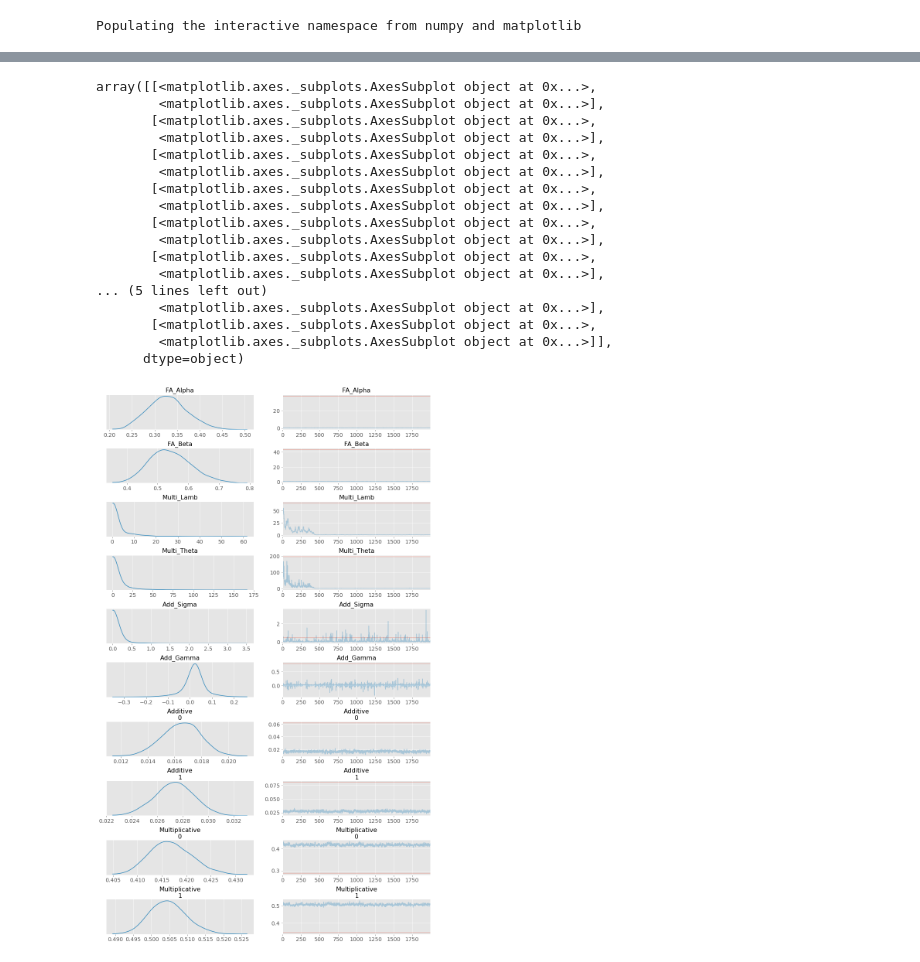
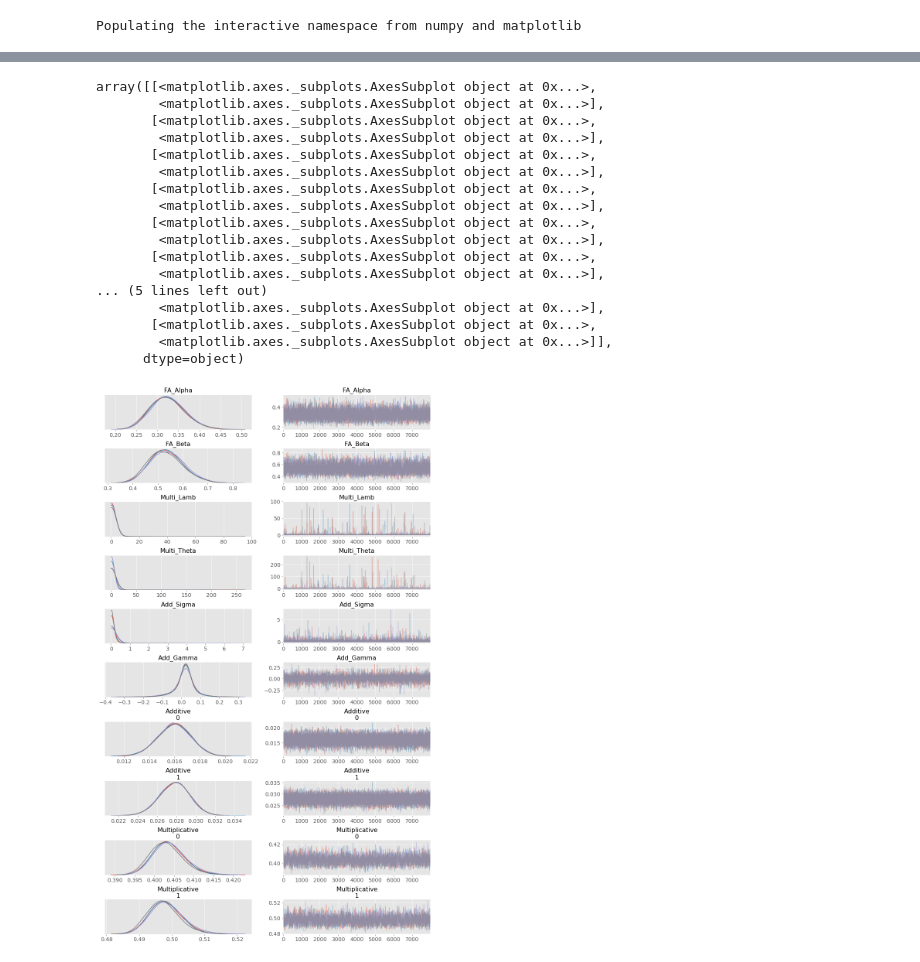
Before and after one commit to rafaceschin/dingo_sim3, a Jupyter notebook: dingo_sim.ipynb, the cells around one changed output, grey strips where cells are left out. Drawn from its saved outputs; the diff is of its cells as text; code cells hidden in the pictures.

```diff
--- a/dingo_sim.ipynb
+++ b/dingo_sim.ipynb
@@ -174,7 +173,7 @@ WARNING (theano.gof.compilelock): Overriding existing lock by dead process '344'
 #model.check_test_point()
 with model:
     db = pm.backends.Text('traces')
-    model_trace = pm.sample(2000, tune=500, chains=2, trace=db)
+    model_trace = pm.sample(10000, tune=2000, chains=4, trace=db)
 # %% [output]
 Auto-assigning NUTS sampler...
 Initializing NUTS using jitter+adapt_diag...
@@ -195,22 +211,22 @@ The estimated number of effective samples is smaller than 200 for some parameter
 # %%
-pm.traceplot(model_trace[:], var_names=["FA_Alpha","FA_Beta","Multi_Lamb", "Multi_Theta", "Add_Sigma", "Add_Gamma", "Additive", "Multiplicative", "multi_error", "likelihood"])
+pm.traceplot(model_trace[2000:], var_names=["FA_Alpha","FA_Beta","Multi_Lamb", "Multi_Theta", "Add_Sigma", "Add_Gamma", "Additive", "Multiplicative", "multi_error", "likelihood"])
 # %% [output]
 array([[<matplotlib.axes._subplots.AxesSubplot object at 0x...>,
         <matplotlib.axes._subplots.AxesSubplot object at 0x...>],
        [<matplotlib.axes._subplots.AxesSubplot object at 0x...>,
         <matplotlib.axes._subplots.AxesSubplot object at 0x...>],
        [<matplotlib.axes._subplots.AxesSubplot object at 0x...>,
         <matplotlib.axes._subplots.AxesSubplot object at 0x...>],
        [<matplotlib.axes._subplots.AxesSubplot object at 0x...>,
         <matplotlib.axes._subplots.AxesSubplot object at 0x...>],
        [<matplotlib.axes._subplots.AxesSubplot object at 0x...>,
         <matplotlib.axes._subplots.AxesSubplot object at 0x...>],
        [<matplotlib.axes._subplots.AxesSubplot object at 0x...>,
         <matplotlib.axes._subplots.AxesSubplot object at 0x...>],
 ... (5 lines left out)
         <matplotlib.axes._subplots.AxesSubplot object at 0x...>],
        [<matplotlib.axes._subplots.AxesSubplot object at 0x...>,
         <matplotlib.axes._subplots.AxesSubplot object at 0x...>]],
       dtype=object)
-[figure, old version]
+[figure, new version]
 # %%
```
Also changed, not shown: parts of 6 cells of this notebook.
